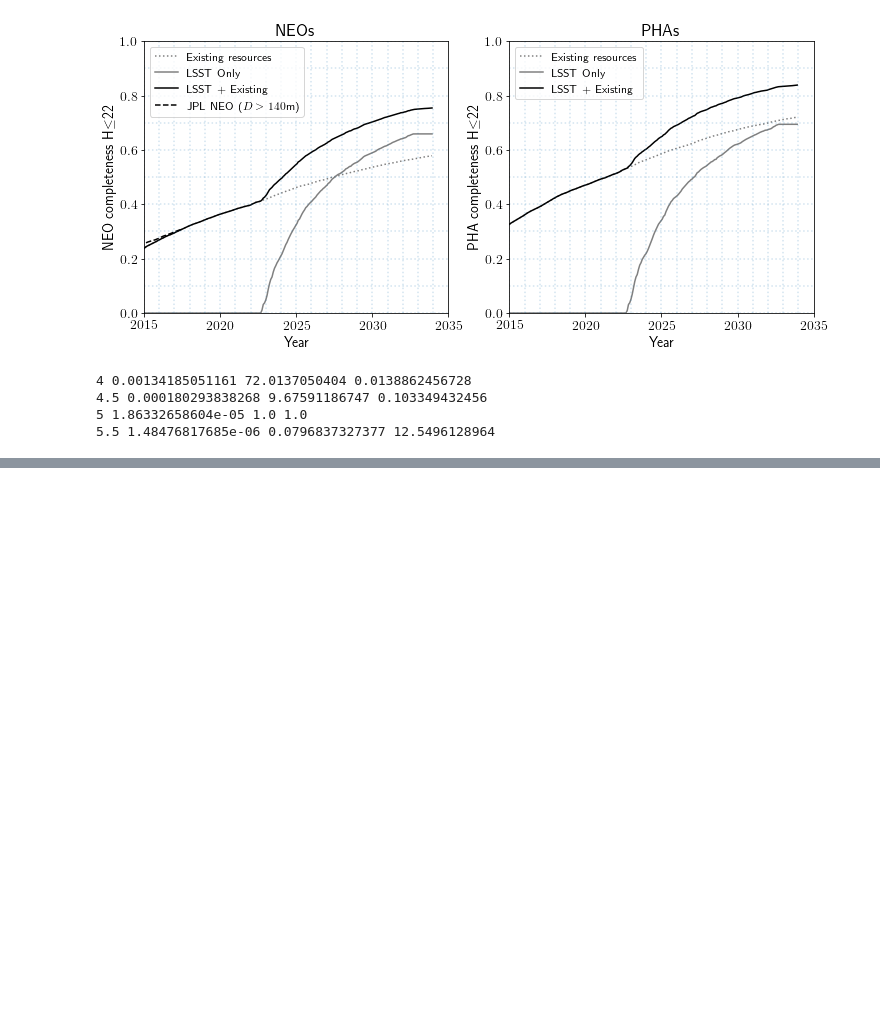
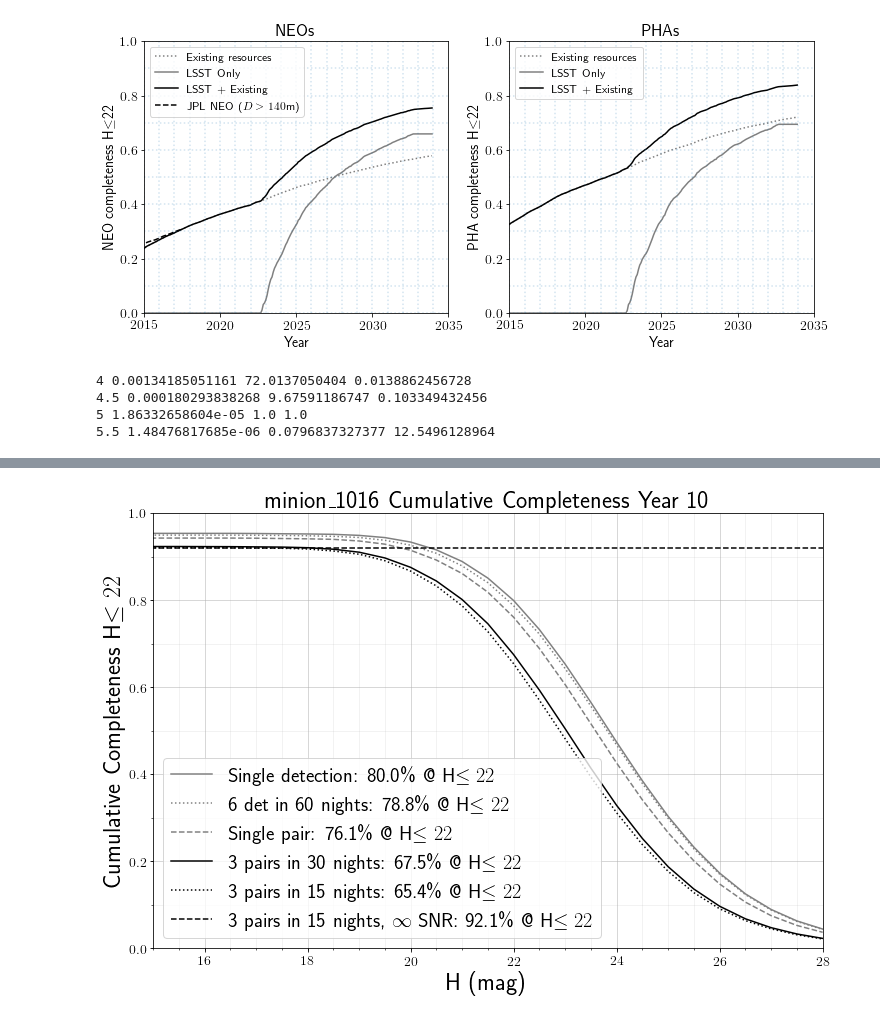
Before and after one commit to lsst-pst/neo_capabilities, a Jupyter notebook: data/Bright Objects Discovery Boost.ipynb, the cells around one changed output, grey strips where cells are left out. Saved outputs shown, nothing was run; the diff lists cells and outputs as text; code cells hidden in the pictures; blank space fills up the shorter version.

```diff
--- a/data/Bright Objects Discovery Boost.ipynb
+++ b/data/Bright Objects Discovery Boost.ipynb
@@ -480,0 +524,54 @@ for v in [4, 4.5, 5, 5.5]:
+# %%
+opsim = 'minion_1016'
+Hidx = np.where(Hrange == 22)[0]
+plt.figure(figsize=(12, 8))
+for t in (['neo']):
+    strat = 'Single detection'
+    comp = compTime(timebundles[opsim][t][strat].metricValues, Hrange2, times)
+    compval = comp[-1][Hidx]*100
+    plt.plot(Hrange2, comp[-1], color='gray', linestyle='-',
+             label=r'%s: %.1f%s @ H$\le22$' % (strat, compval, '\%'))
+    strat = '6 detections in 60 nights yr 10'
+    m = metrics.MoCompletenessMetric(cumulative=True, Hindex=0.33)
+    timebundles[opsim][t][strat].setSummaryMetrics([m])
+    timebundles[opsim][t][strat].computeSummaryStats()
+    comp = timebundles[opsim][t][strat].summaryValues['CumulativeCompleteness']['value']
+    compval = comp[Hidx]*100
+    plt.plot(Hrange2, comp, color='gray', linestyle=':',
+             label=r'%s: %.1f%s @ H$\le22$' % ('6 det in 60 nights', compval, '\%'))
+    strat = 'Single pair'
+    comp = compTime(timebundles[opsim][t][strat].metricValues, Hrange2, times)
+    compval = comp[-1][Hidx]*100
+    plt.plot(Hrange2, comp[-1], color='gray', linestyle='--',
+             label=r'%s: %.1f%s @ H$\le22$' % (strat, compval, '\%'))
+    strat = '3 pairs in 30 nights'
+    comp = compTime(timebundles[opsim][t][strat].metricValues, Hrange2, times)
+    compval = comp[-1][Hidx]*100
+    plt.plot(Hrange2, comp[-1], color='k', linestyle='-',
+             label=r'%s: %.1f%s @ H$\le22$' % (strat, compval, '\%'))
+    strat = '3 pairs in 15 nights'
+    comp = compTime(timebundles[opsim][t][strat].metricValues, Hrange2, times)
+    compval = comp[-1][Hidx]*100
+    plt.plot(Hrange2, comp[-1], color='k', linestyle=':',
+             label=r'%s: %.1f%s @ H$\le22$' % (strat, compval, '\%'))
+    strat = '3 pairs in 15 nights SNReq0'
+    comp = compTime(timebundles[opsim][t][strat].metricValues, Hrange2, times)
+    compval = comp[-1][Hidx]*100
+    plt.plot(Hrange2, comp[-1], color='k', linestyle='--',
+             label=r'%s: %.1f%s @ H$\le22$' % ('3 pairs in 15 nights, $\infty$ SNR', compval, '\%'))
+plt.xlim(15, 28)
+plt.ylim(0, 1)
+xticks = np.arange(15, 28, 0.5)
+ax = plt.gca()
+ax.set_xticks(xticks, minor=True)
+yticks = np.arange(0, 1, 0.1)
+ax.set_yticks(yticks, minor=True)
+ax.grid(which='minor', alpha=0.2)
+ax.grid(which='major', alpha=0.5)
+plt.legend(loc='lower left', fontsize='x-large', numpoints=1)
+plt.xlabel(r'H (mag)', fontsize='xx-large')
+plt.ylabel(r'Cumulative Completeness H$\le22$', fontsize='xx-large')
+plt.title(r'minion\_1016 Cumulative Completeness Year 10', fontsize='xx-large')
+plt.savefig('minion_1016_neo_More_Cumulative_Completeness.pdf', format='pdf')
+# %% [output]
+[figure, added]
```
Also changed, not shown: parts of 3 cells of this notebook, 39 other files.
